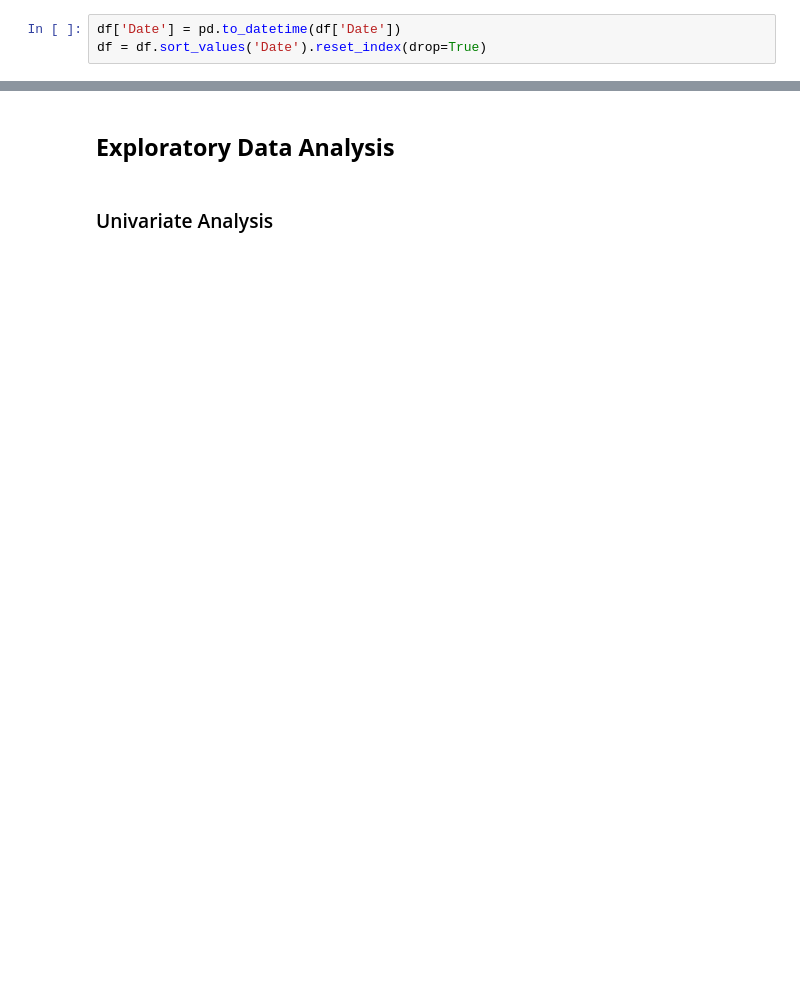
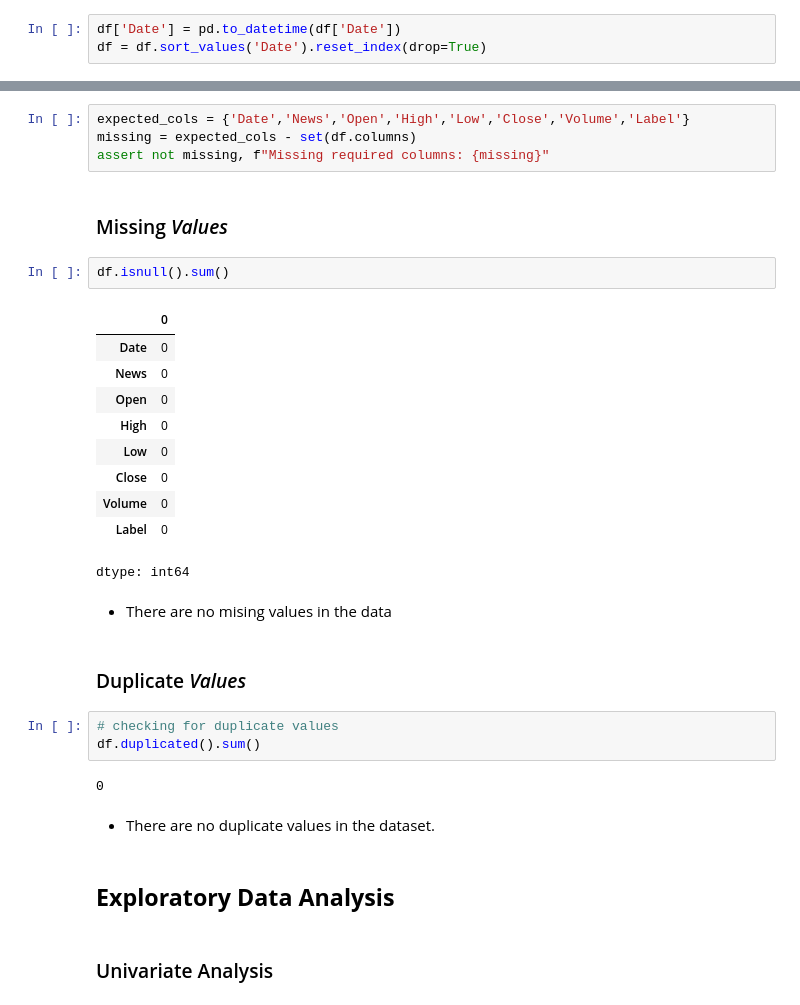
Before and after one commit to siddharth-rathore/NLP, a Jupyter notebook: NLP_Project_Full_Code-1.ipynb, the cells around one changed output, grey strips where cells are left out. Saved outputs shown, nothing was run; the diff lists cells and outputs as text; blank space fills up the shorter version.

```diff
--- a/NLP_Project_Full_Code-1.ipynb
+++ b/NLP_Project_Full_Code-1.ipynb
@@ -96,6 +155,36 @@ df.describe()
 | 75% | 2019-03-22 00:00:00 | 50.707500 | 50.849998 | 49.777500 | 49.110790 | 1.511252e+08 | 0.000000 |
 | max | 2019-04-30 00:00:00 | 66.817497 | 67.062500 | 65.862503 | 64.805229 | 2.444392e+08 | 1.000000 |
 | std | NaN | 6.442817 | 6.507321 | 6.391976 | 6.398338 | 4.317031e+07 | 0.715119 |
+# %%
+expected_cols = {'Date','News','Open','High','Low','Close','Volume','Label'}
+missing = expected_cols - set(df.columns)
+assert not missing, f"Missing required columns: {missing}"
+# %% [markdown]
+### Missing *Values*
+# %%
+df.isnull().sum()
+# %% [output]
+|  | 0 |
+| Date | 0 |
+| News | 0 |
+| Open | 0 |
+| High | 0 |
+| Low | 0 |
+| Close | 0 |
+| Volume | 0 |
+| Label | 0 |
+dtype: int64
+# %% [markdown]
+- There are no mising values in the data
+# %% [markdown]
+### Duplicate *Values*
+# %%
+# checking for duplicate values
+df.duplicated().sum()
+# %% [output]
+0
+# %% [markdown]
+- There are no duplicate values in the dataset.
 # %% [markdown]
 ## **Exploratory Data Analysis**
 # %% [markdown]
```
Also changed, not shown: parts of 55 cells of this notebook.
